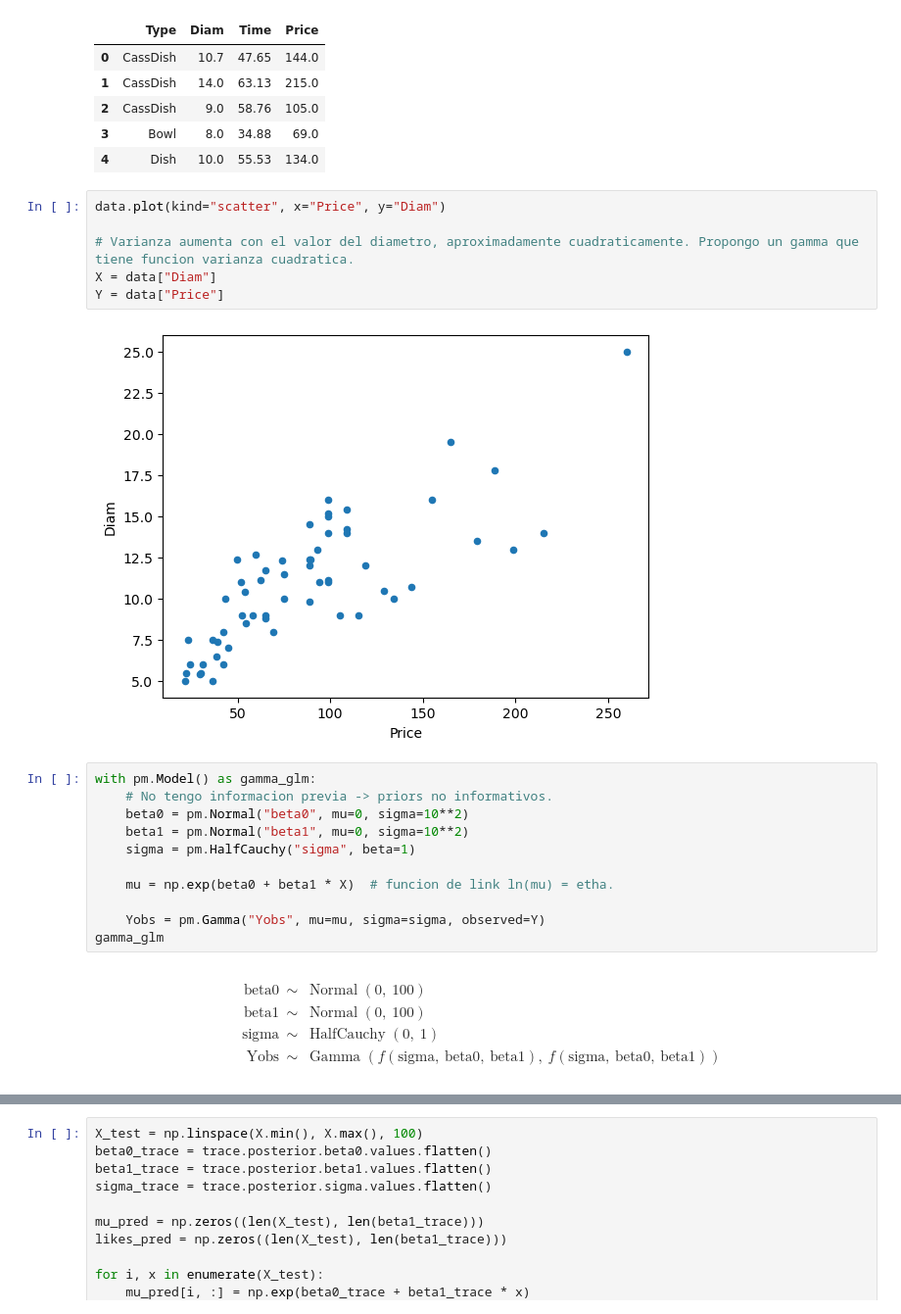
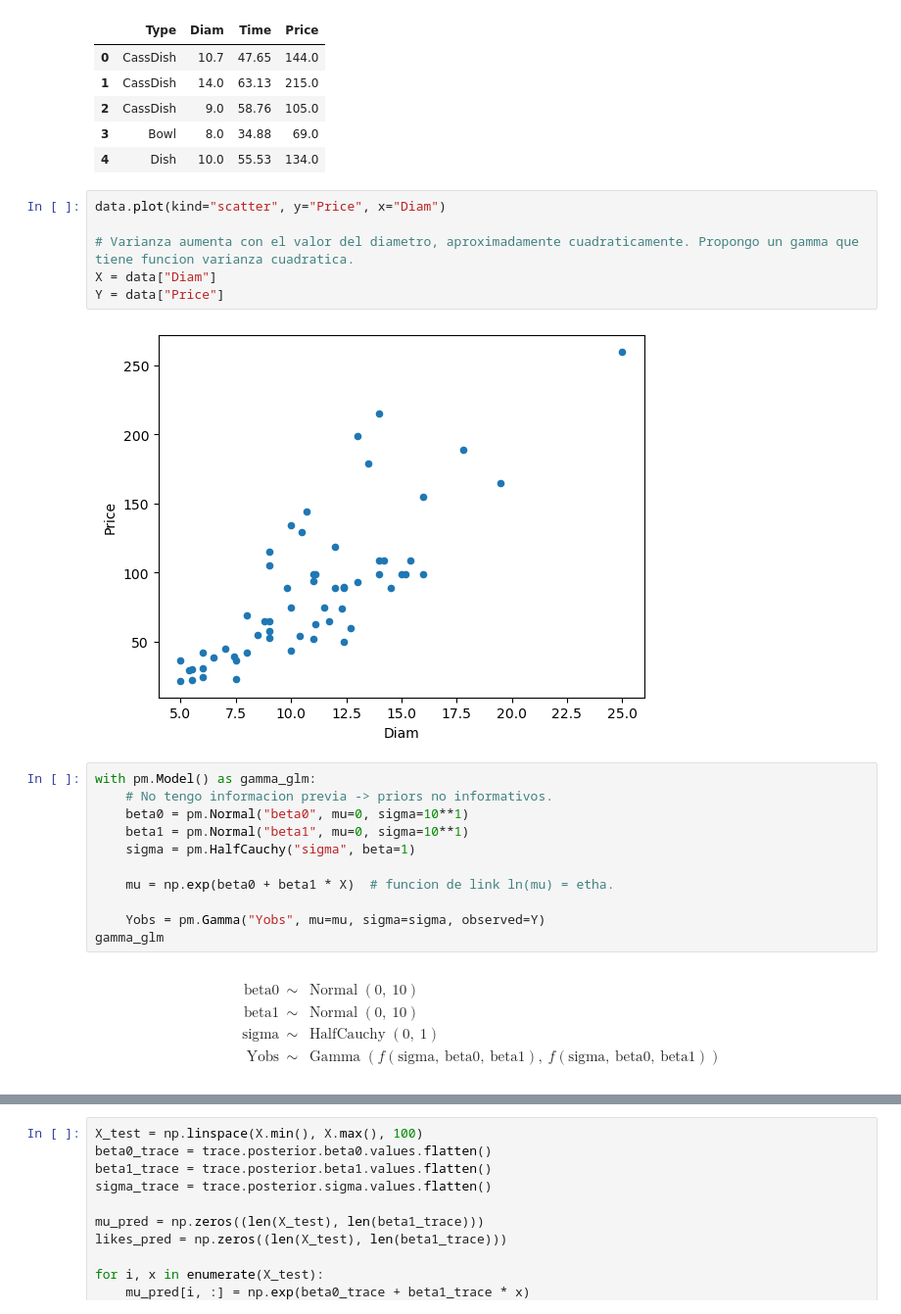
Before and after one commit to DamianPiuselli/estadistica-e-inferencia-I, a Jupyter notebook: guia8.ipynb, the cells around one changed output, grey strips where cells are left out. Shown at 98% size. Saved outputs shown, nothing was run; the diff lists cells and outputs as text.

```diff
--- a/guia8.ipynb
+++ b/guia8.ipynb
@@ -600,18 +600,18 @@ data.head()
 | 3 | Bowl | 8.0 | 34.88 | 69.0 |
 | 4 | Dish | 10.0 | 55.53 | 134.0 |
 # %%
-data.plot(kind="scatter", x="Price", y="Diam")
+data.plot(kind="scatter", y="Price", x="Diam")
 
 # Varianza aumenta con el valor del diametro, aproximadamente cuadraticamente. Propongo un gamma que tiene funcion varianza cuadratica.
 X = data["Diam"]
 Y = data["Price"]
 # %% [output]
-[figure, old version]
+[figure, new version]
 # %%
 with pm.Model() as gamma_glm:
     # No tengo informacion previa -> priors no informativos.
-    beta0 = pm.Normal("beta0", mu=0, sigma=10**2)
-    beta1 = pm.Normal("beta1", mu=0, sigma=10**2)
+    beta0 = pm.Normal("beta0", mu=0, sigma=10**1)
+    beta1 = pm.Normal("beta1", mu=0, sigma=10**1)
     sigma = pm.HalfCauchy("sigma", beta=1)
 
     mu = np.exp(beta0 + beta1 * X)  # funcion de link ln(mu) = etha.
@@ -621,7 +621,7 @@ gamma_glm
 # %% [output]
 $$
             \begin{array}{rcl}
-            \text{beta0} &\sim & \operatorname{Normal}(0,~100)\\\text{beta1} &\sim & \operatorname{Normal}(0,~100)\\\text{sigma} &\sim & \operatorname{HalfCauchy}(0,~1)\\\text{Yobs} &\sim & \operatorname{Gamma}(f(\text{sigma},~\text{beta0},~\text{beta1}),~f(\text{sigma},~\text{beta0},~\text{beta1}))
+            \text{beta0} &\sim & \operatorname{Normal}(0,~10)\\\text{beta1} &\sim & \operatorname{Normal}(0,~10)\\\text{sigma} &\sim & \operatorname{HalfCauchy}(0,~1)\\\text{Yobs} &\sim & \operatorname{Gamma}(f(\text{sigma},~\text{beta0},~\text{beta1}),~f(\text{sigma},~\text{beta0},~\text{beta1}))
             \end{array}
             $$
 # %%
```
Also changed, not shown: parts of 29 cells of this notebook, 13 other files.
